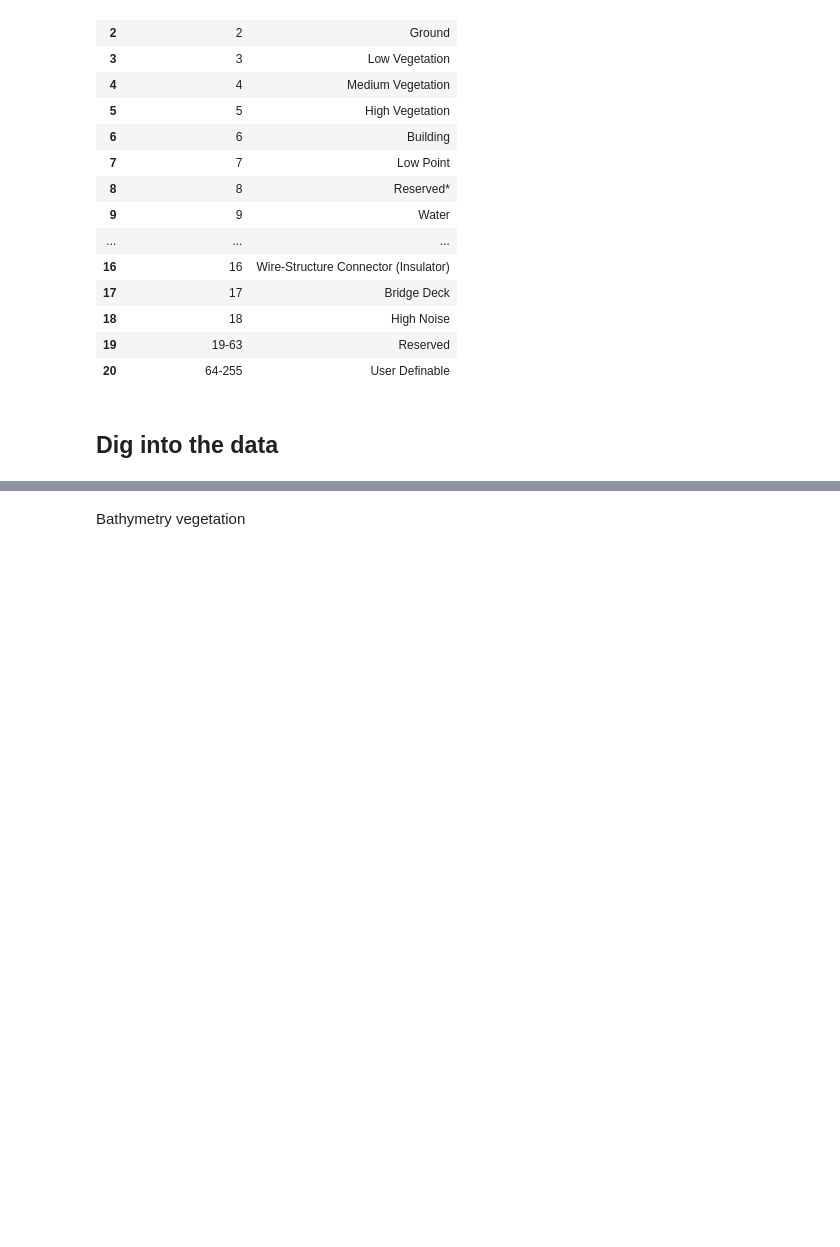
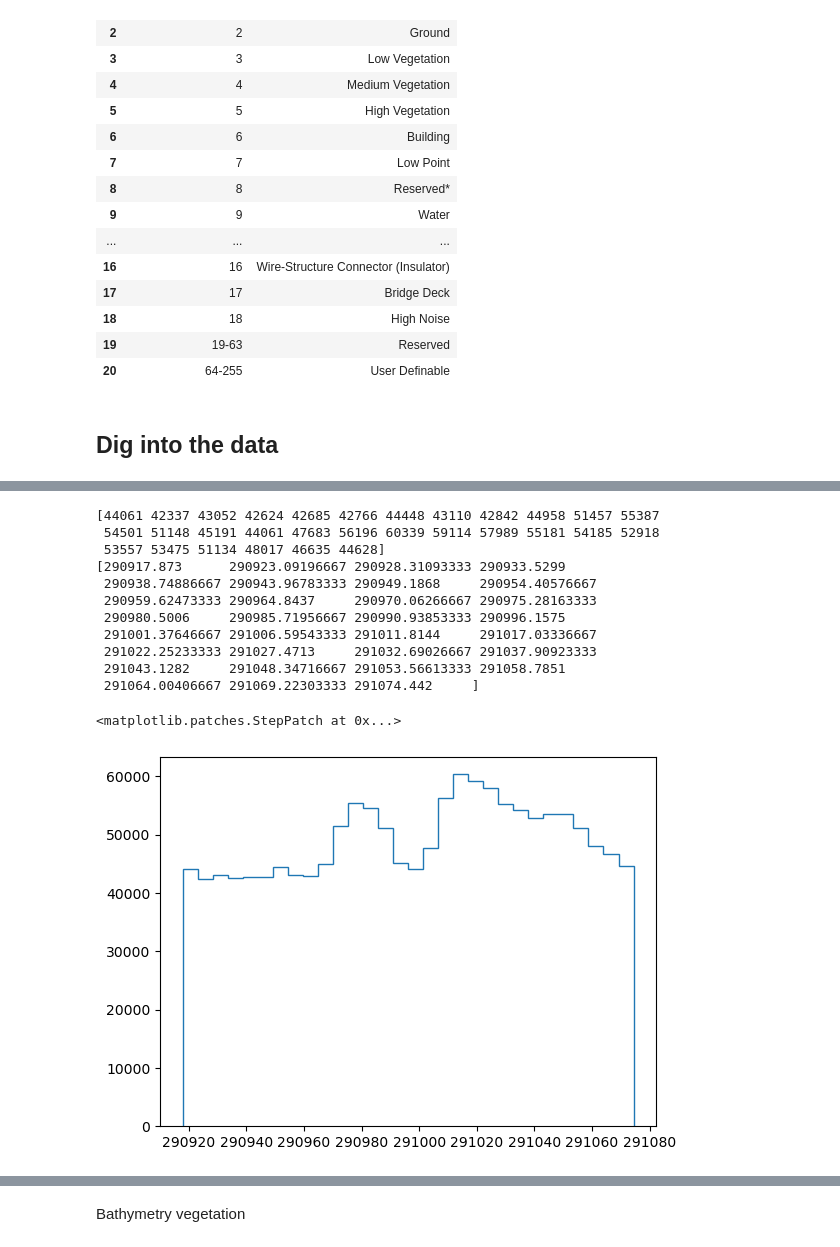
Before and after one commit to JuanCReyes1/lidar_processing, a Jupyter notebook: python38/laspy_open3d.ipynb, the cells around one changed output, grey strips where cells are left out. Saved outputs shown, nothing was run; the diff lists cells and outputs as text; code cells hidden in the pictures; blank space fills up the shorter version.

```diff
--- a/python38/laspy_open3d.ipynb
+++ b/python38/laspy_open3d.ipynb
@@ -396,0 +449,19 @@ classes_esri[1]
+# %%
+counts, bins = np.histogram(combined_df.x,bins=30)
+print(counts)
+print(bins)
+plt.stairs(counts, bins)
+# %% [output]
+[44061 42337 43052 42624 42685 42766 44448 43110 42842 44958 51457 55387
+ 54501 51148 45191 44061 47683 56196 60339 59114 57989 55181 54185 52918
+ 53557 53475 51134 48017 46635 44628]
+[290917.873      290923.09196667 290928.31093333 290933.5299
+ 290938.74886667 290943.96783333 290949.1868     290954.40576667
+ 290959.62473333 290964.8437     290970.06266667 290975.28163333
+ 290980.5006     290985.71956667 290990.93853333 290996.1575
+ 291001.37646667 291006.59543333 291011.8144     291017.03336667
+ 291022.25233333 291027.4713     291032.69026667 291037.90923333
+ 291043.1282     291048.34716667 291053.56613333 291058.7851
+ 291064.00406667 291069.22303333 291074.442     ]
+<matplotlib.patches.StepPatch at 0x...>
+[figure, added]
```
Also changed, not shown: parts of 57 cells of this notebook.
